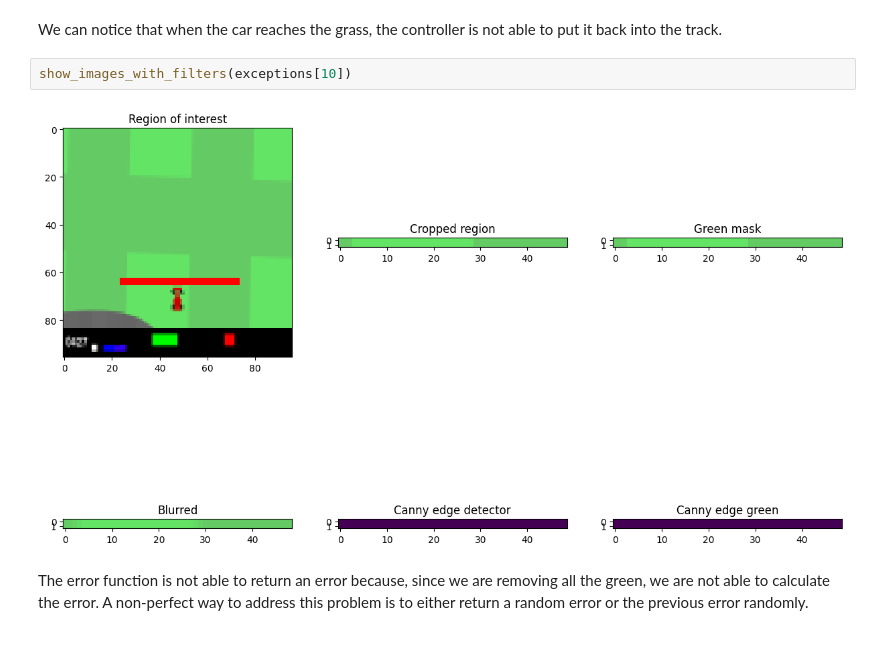
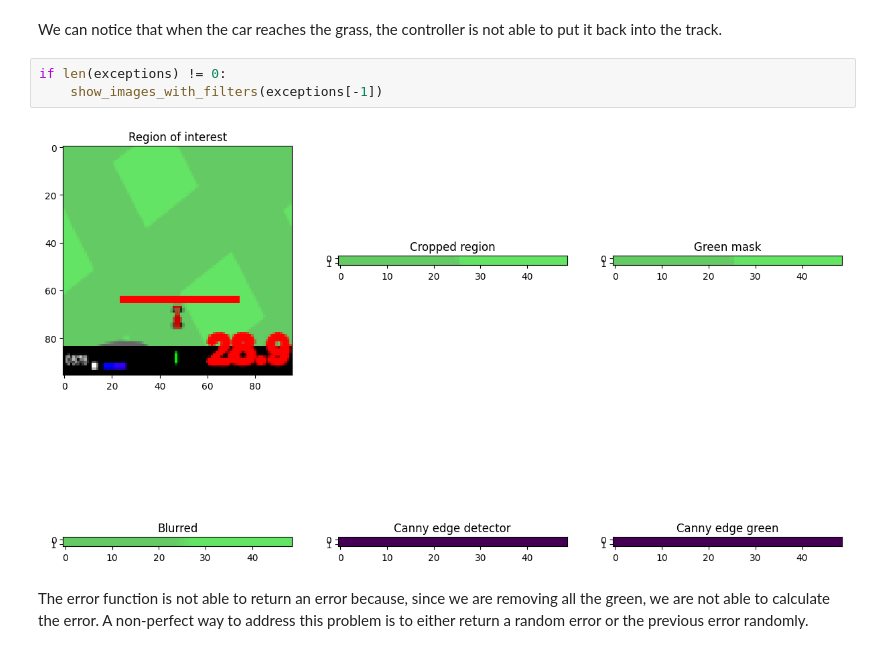
Before and after one commit to albertoZurini/magi, a Jupyter notebook: 1_anno/1_semestre/data_driven/proj/Solving-OpenAI-CarRacing-v0/Solving_OpenAI_CarRacing_v0_using_PID_controllers_.ipynb, the cells around one changed output. Drawn from its saved outputs; the diff is of its cells as text.

```diff
--- a/1_anno/1_semestre/data_driven/proj/Solving-OpenAI-CarRacing-v0/Solving_OpenAI_CarRacing_v0_using_PID_controllers_.ipynb
+++ b/1_anno/1_semestre/data_driven/proj/Solving-OpenAI-CarRacing-v0/Solving_OpenAI_CarRacing_v0_using_PID_controllers_.ipynb
@@ -370,9 +379,10 @@ show_some_exceptions(exceptions, 10)
 # %% [markdown]
 We can notice that when the car reaches the grass, the controller is not able to put it back into the track.
-# %%
-show_images_with_filters(exceptions[10])
-# %% [output]
-[figure, removed]
+# %%
+if len(exceptions) != 0:
+    show_images_with_filters(exceptions[-1])
+# %% [output]
+[figure, added]
 # %% [markdown]
 The error function is not able to return an error because, since we are removing all the green, we are not able to calculate the error. A non-perfect way to address this problem is to either return a random error or the previous error randomly.
 # %%
```
Also changed, not shown: parts of 12 cells of this notebook, 1 other file.
